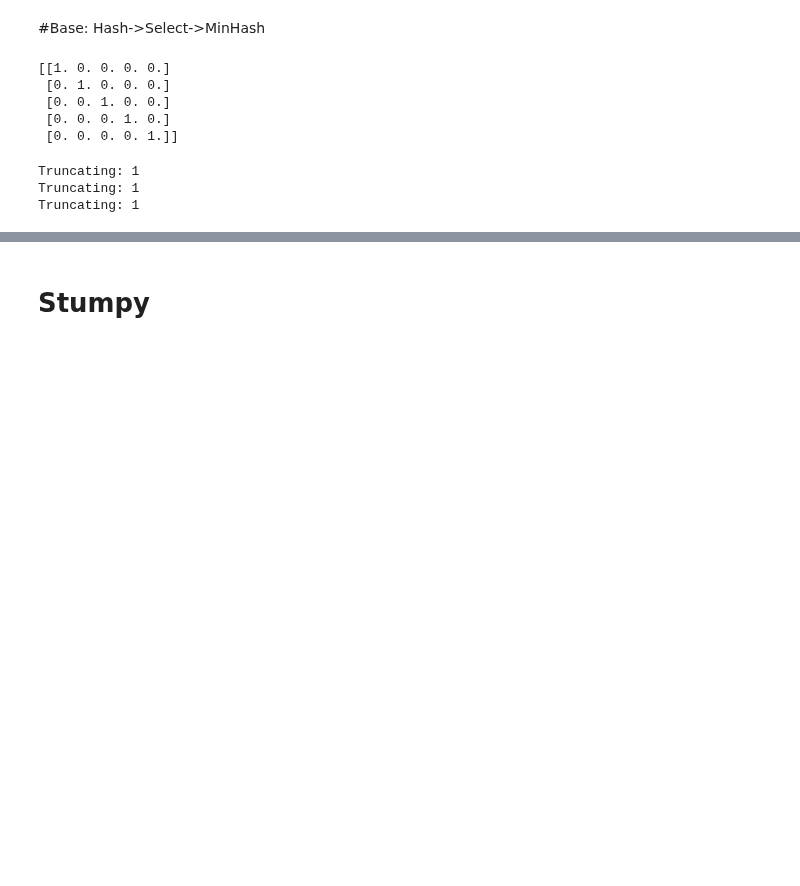
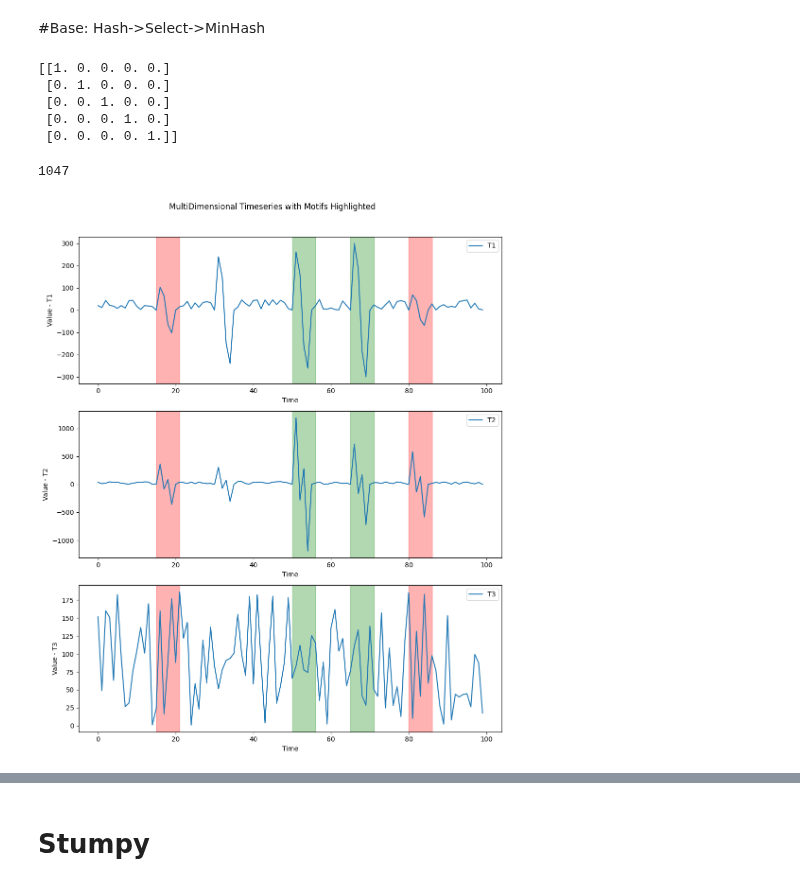
Before and after one commit to aidaLabDEI/LEIT-motifs, a Jupyter notebook: Motif_Discovery.ipynb, the cells around one changed output, grey strips where cells are left out. Drawn from its saved outputs; the diff is of its cells as text; code cells hidden in the pictures; blank space fills up the shorter version.

```diff
--- a/Motif_Discovery.ipynb
+++ b/Motif_Discovery.ipynb
@@ -604,7 +604,7 @@ timeseries_3d[:, 2] = np.random.rand(100)*200
 
 # Set parameters
 window_size = 6
-lsh_threshold = 0.9
+lsh_threshold = 0.98
 projection_iter = 3
 k = 2
 
@@ -636,38 +636,37 @@ for i, subsequence1 in enumerate(norm):
 print(jaccard_sim)
 
 # Find motifs
-motifs, dist_comp = pmotif_find2(timeseries_3d, window_size, projection_iter, k, 2, 4, lsh_threshold)
+motifs, dist_comp = pmotif_find(timeseries_3d, window_size, projection_iter, k, 2, 4, lsh_threshold)
 motifs = motifs.queue
 print(dist_comp)
 # Plot the original time series and highlight the motifs, find the motifs in all the time series
 df = pd.DataFrame(timeseries_3d, columns=['T1', 'T2', 'T3'])
 
 # Plot 3 subplots, one for each dimension
 fig, axs = plt.subplots(3, 1, figsize=(10, 12))
 colors = ["red", "green", "blue", "pink", "cyan"]
 for i, dimension in enumerate(['T1', 'T2', 'T3']):
     axs[i].plot(df[dimension], label=dimension)
     axs[i].set_xlabel("Time")
     axs[i].set_ylabel(f"Value - {dimension}")
     axs[i].legend()
 
     for idx, motif in enumerate(motifs):
         # Highlight the motifs in all dimensions
         for m in motif[1][1]:
             axs[i].axvspan(m, m + window_size, color=colors[idx], alpha=0.3)
 
 plt.suptitle("MultiDimensional Timeseries with Motifs Highlighted")
 plt.tight_layout(rect=[0, 0, 1, 0.96])
 plt.show()
 # %% [output]
 [[1. 0. 0. 0. 0.]
  [0. 1. 0. 0. 0.]
  [0. 0. 1. 0. 0.]
  [0. 0. 0. 1. 0.]
  [0. 0. 0. 0. 1.]]
-Truncating: 1
-Truncating: 1
-Truncating: 1
+1047
+[figure, added]
 # %%
 #@title Example 2 - Priority
 df = pd.read_csv("https://zenodo.org/record/4328047/files/toy.csv?download=1")
```
Also changed, not shown: parts of 2 cells of this notebook.
